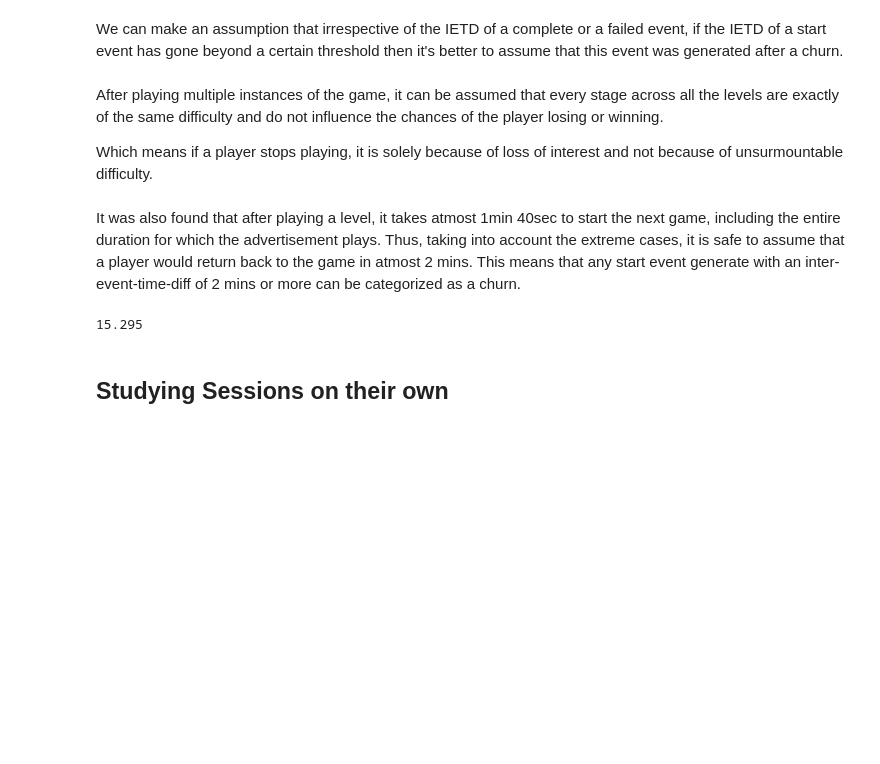
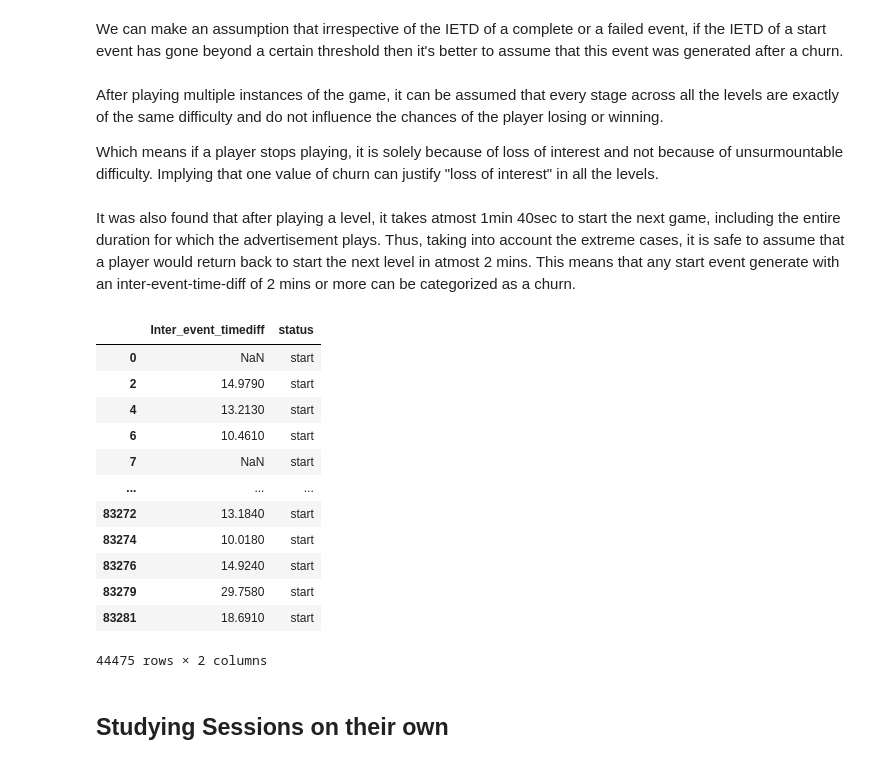
Before and after one commit to denis-james/Game-Data-Churn-Analysis, a Jupyter notebook: Analysis.ipynb, the cells around one changed output. Drawn from its saved outputs; the diff is of its cells as text; code cells hidden in the pictures; blank space fills up the shorter version.

```diff
--- a/Analysis.ipynb
+++ b/Analysis.ipynb
@@ -282,13 +282,26 @@ We can make an assumption that irrespective of the IETD of a complete or a faile
 # %% [markdown]
 After playing multiple instances of the game, it can be assumed that every stage across all the levels are exactly of the same difficulty and do not influence the chances of the player losing or winning.
 
-Which means if a player stops playing, it is solely because of loss of interest and not because of unsurmountable difficulty.
+Which means if a player stops playing, it is solely because of loss of interest and not because of unsurmountable difficulty. Implying that one value of churn can justify "loss of interest" in all the levels.
 # %% [markdown]
-It was also found that after playing a level, it takes atmost 1min 40sec to start the next game, including the entire duration for which the advertisement plays. Thus, taking into account the extreme cases, it is safe to assume that a player would return back to the game in atmost 2 mins. This means that any start event generate with an inter-event-time-diff of 2 mins or more can be categorized as a churn.
+It was also found that after playing a level, it takes atmost 1min 40sec to start the next game, including the entire duration for which the advertisement plays. Thus, taking into account the extreme cases, it is safe to assume that a player would return back to start the next level in atmost 2 mins. This means that any start event generate with an inter-event-time-diff of 2 mins or more can be categorized as a churn.
 # %%
-IETDandStatus.loc[IETDandStatus['status']=='start','Inter_event_timediff'].quantile(.5)
+IETDandStatus[IETDandStatus['status']=='start']
+# np.logical_and(IETDandStatus['Inter_event_timediff']>=120,)
 # %% [output]
+|  | Inter_event_timediff | status |
+| 0 | NaN | start |
+| 2 | 14.9790 | start |
+| 4 | 13.2130 | start |
+| 6 | 10.4610 | start |
+| 7 | NaN | start |
+| ... | ... | ... |
+| 83272 | 13.1840 | start |
+| 83274 | 10.0180 | start |
+| 83276 | 14.9240 | start |
+| 83279 | 29.7580 | start |
+| 83281 | 18.6910 | start |
-15.295
+44475 rows × 2 columns
 # %% [markdown]
 ## Studying Sessions on their own
 # %% [markdown]
```
